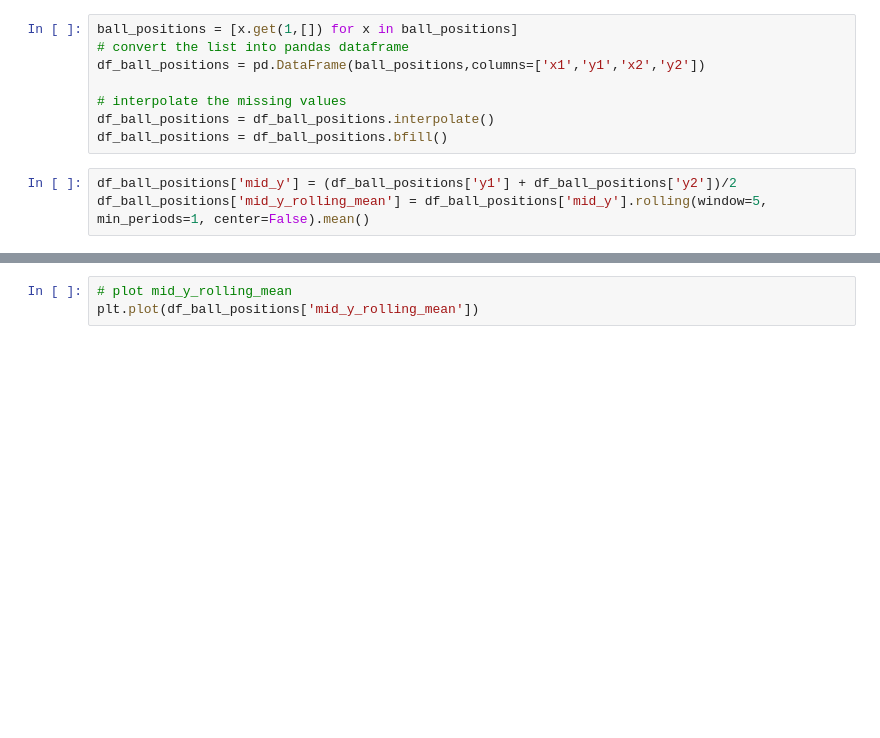
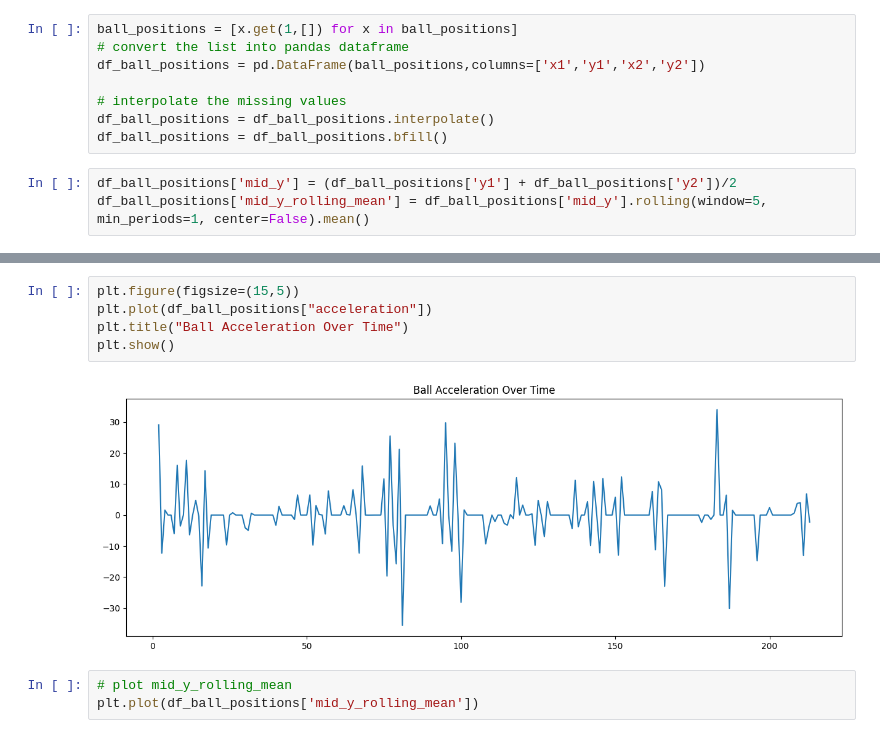
Before and after one commit to SeyedRumaiz/tennis-vision, a Jupyter notebook: analysis/ball_analysis.ipynb, the cells around one changed output, grey strips where cells are left out. Cells and saved outputs as stored; diff of their text form; blank space fills up the shorter version.

```diff
--- a/analysis/ball_analysis.ipynb
+++ b/analysis/ball_analysis.ipynb
@@ -20,3 +44,10 @@ df_ball_positions['mid_y_rolling_mean'] = df_ball_positions['mid_y'].rolling(win
+# %%
+plt.figure(figsize=(15,5))
+plt.plot(df_ball_positions["acceleration"])
+plt.title("Ball Acceleration Over Time")
+plt.show()
+# %% [output]
+[figure, added]
 # %%
 # plot mid_y_rolling_mean
 plt.plot(df_ball_positions['mid_y_rolling_mean'])
```
Also changed, not shown: parts of 3 cells of this notebook.
